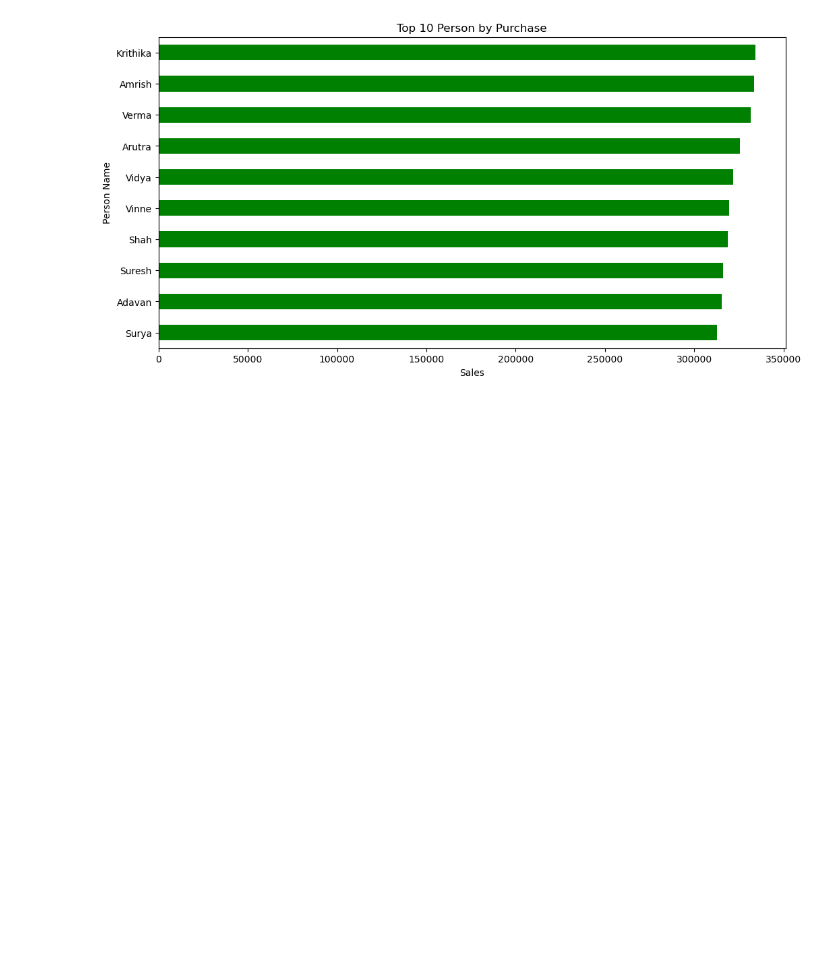
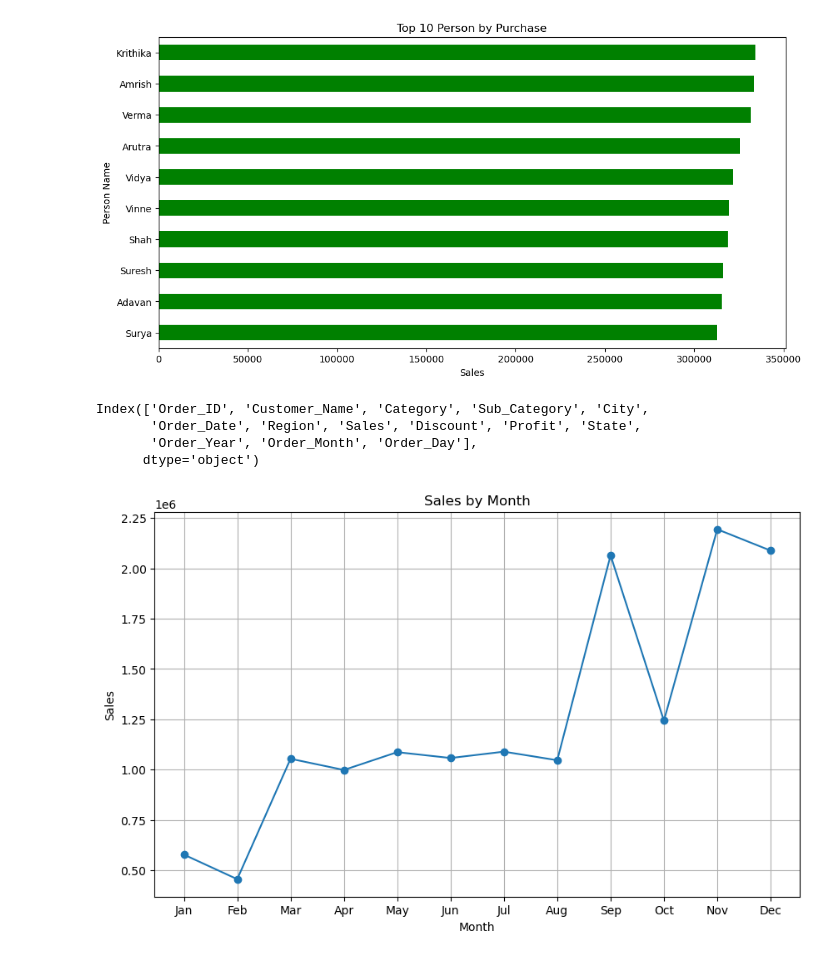
Before and after one commit to tamilprojects/Supermart-Grocery-Sales, a Jupyter notebook: Supermart.ipynb, the cells around one changed output. Saved outputs shown, nothing was run; the diff lists cells and outputs as text; code cells hidden in the pictures; blank space fills up the shorter version.

```diff
--- a/Supermart.ipynb
+++ b/Supermart.ipynb
@@ -266,3 +266,42 @@ plt.ylabel("Person Name")
 plt.show()
 # %% [output]
 [figure]
+# %%
+supermart.columns
+# %% [output]
+Index(['Order_ID', 'Customer_Name', 'Category', 'Sub_Category', 'City',
+       'Order_Date', 'Region', 'Sales', 'Discount', 'Profit', 'State',
+       'Order_Year', 'Order_Month', 'Order_Day'],
+      dtype='object')
+# %%
+# Sum up sales by month
+monthly_sales = supermart.groupby("Order_Month")["Sales"].sum().reset_index()
+# Sort the data by month
+monthly_sales_sorted = monthly_sales.sort_values(by="Order_Month")
+# Create the line chart
+plt.figure(figsize=(10, 6))
+plt.plot(monthly_sales_sorted["Order_Month"], monthly_sales_sorted["Sales"], marker="o")
+plt.title("Sales by Month")
+plt.xlabel("Month")
+plt.ylabel("Sales")
+plt.xticks(
+    monthly_sales_sorted["Order_Month"],
+    [
+        "Jan",
+        "Feb",
+        "Mar",
+        "Apr",
+        "May",
+        "Jun",
+        "Jul",
+        "Aug",
+        "Sep",
+        "Oct",
+        "Nov",
+        "Dec",
+    ],
+)
+plt.grid(True)
+plt.show()
+# %% [output]
+[figure, added]
```
Also changed, not shown: parts of 2 cells of this notebook.
